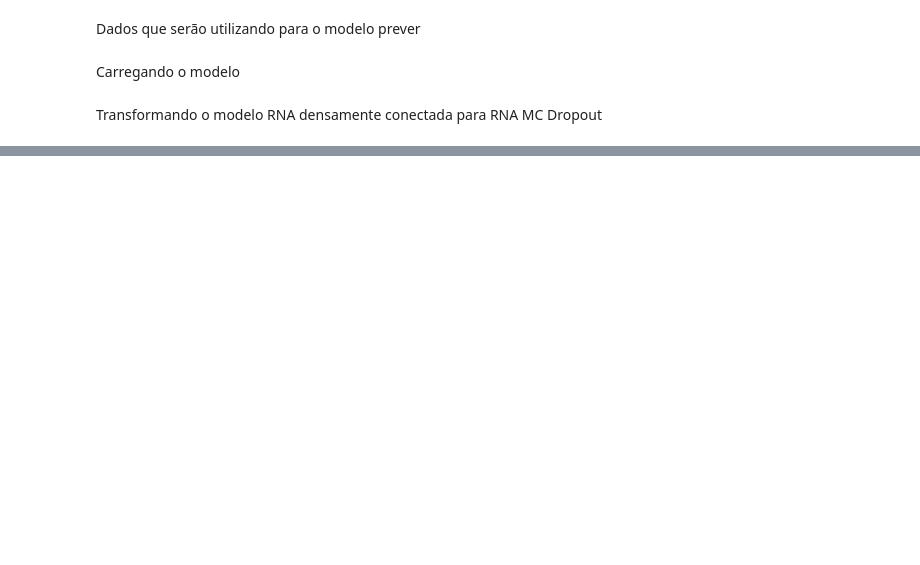
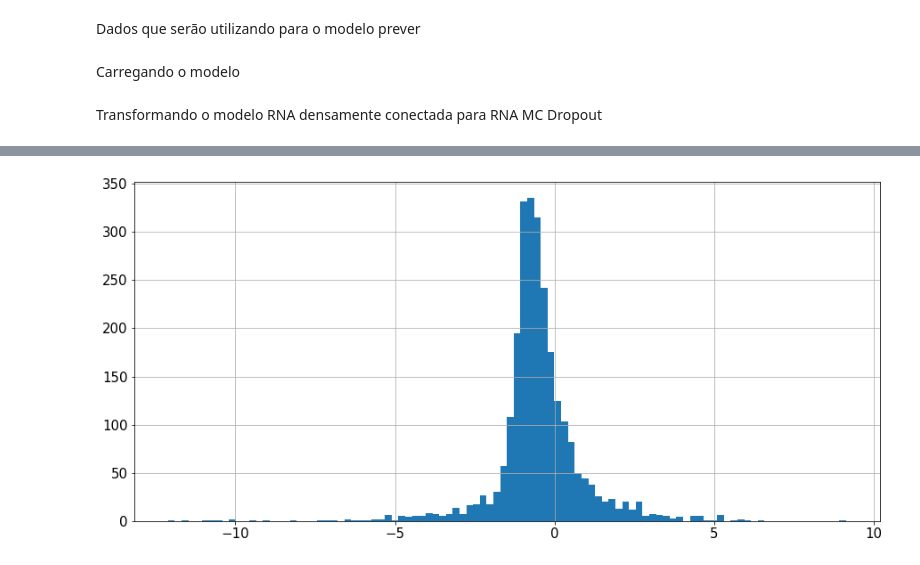
Before and after one commit to V-kr0pt/Soft_Sensor-MCDropout, a Jupyter notebook: load_model.ipynb, the cells around one changed output, grey strips where cells are left out. Drawn from its saved outputs; the diff is of its cells as text; code cells hidden in the pictures; blank space fills up the shorter version.

```diff
--- a/load_model.ipynb
+++ b/load_model.ipynb
@@ -91,0 +94,9 @@ plt.legend(fontsize=20)
+# %%
+erro = yts - y_pred
+plt.figure(figsize=(15,7))
+plt.hist(erro,100)
+plt.xticks(fontsize=15)
+plt.yticks(fontsize=15)
+plt.grid()
+# %% [output]
+[figure, added]
```
Also changed, not shown: parts of 7 cells of this notebook, 2 other files.
